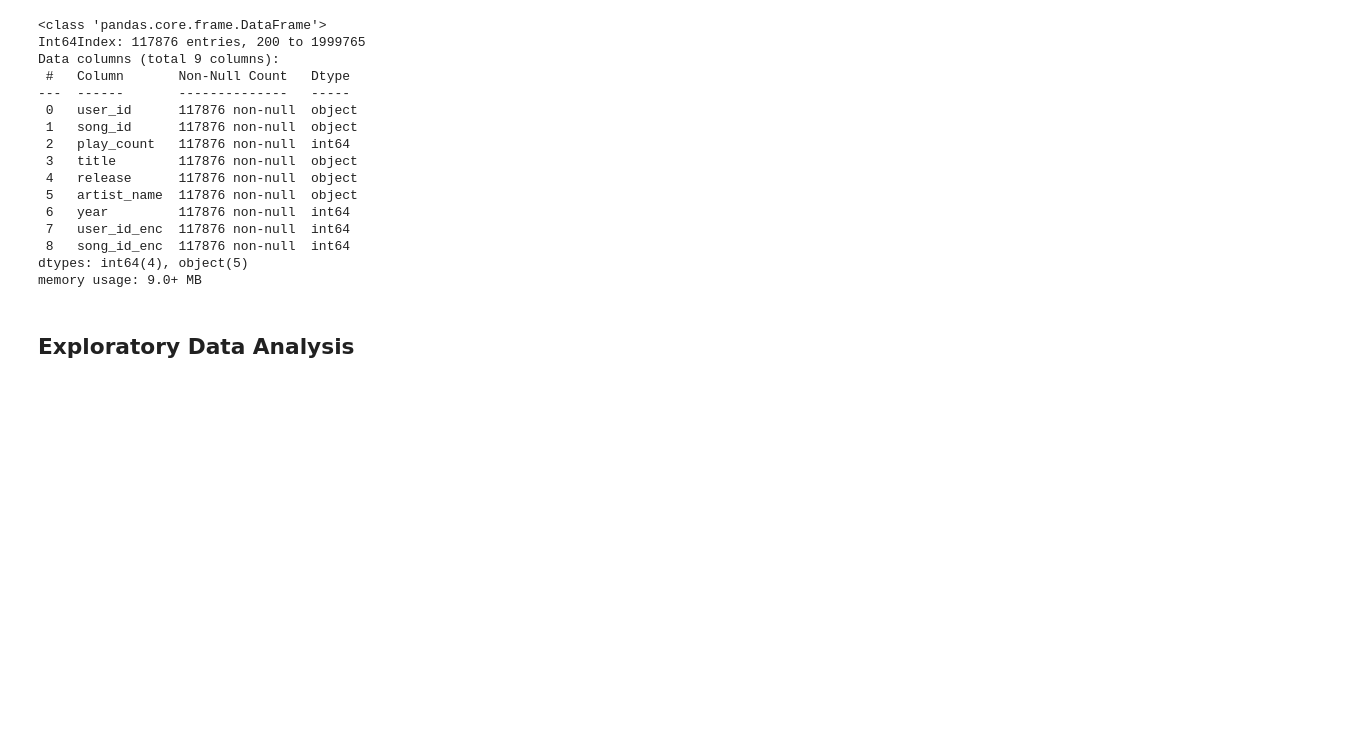
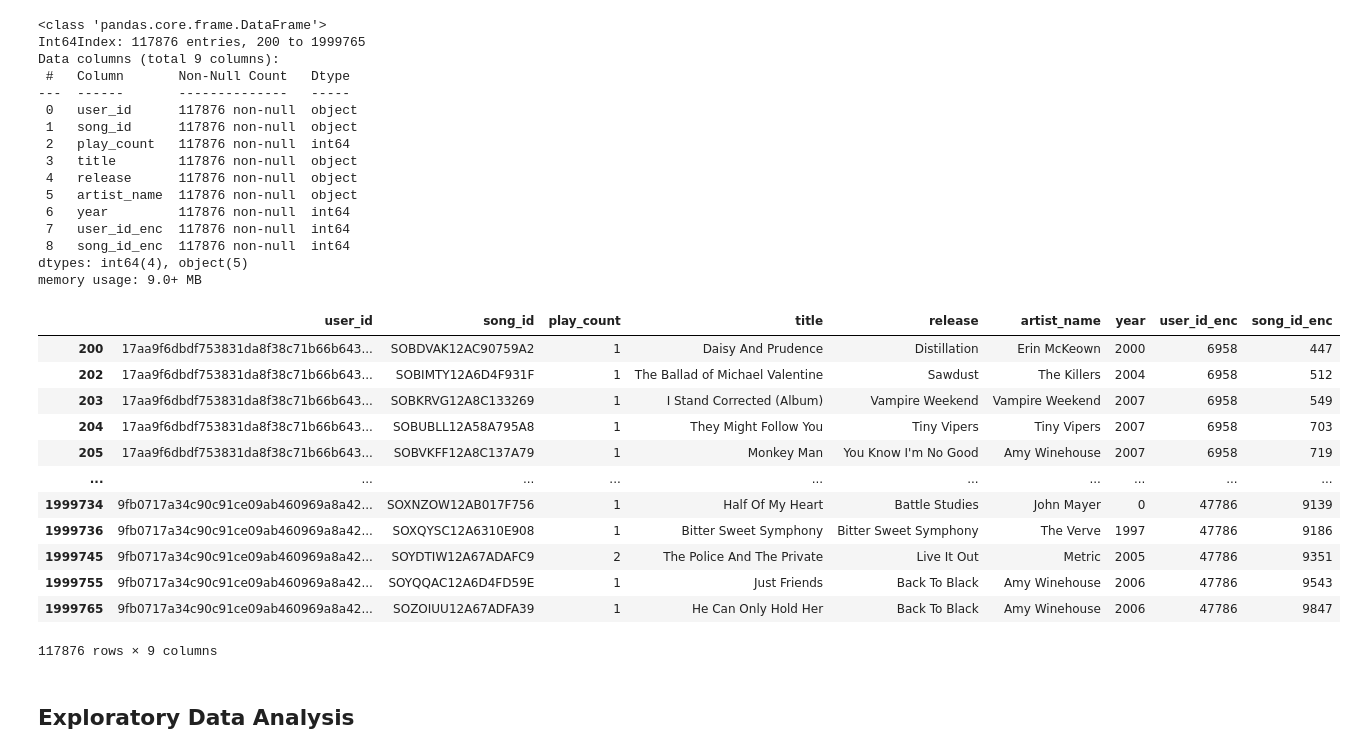
Before and after one commit to ravi0dubey/Music_Recommendation_System, a Jupyter notebook: Music_Recommendation_System_Full_Code.ipynb, the cells around one changed output. Drawn from its saved outputs; the diff is of its cells as text; code cells hidden in the pictures; blank space fills up the shorter version.

```diff
--- a/Music_Recommendation_System_Full_Code.ipynb
+++ b/Music_Recommendation_System_Full_Code.ipynb
@@ -290,33 +297,33 @@ In order to address this issue, it may be necessary to trim down your dataset to
 # Get the column containing the users
 users = df.user_id
 # Create a dictionary from users to their number of songs
-ratings_count = dict()
+user_play_count = dict()
 for user in users:
-    # If we already have the user, just add 1 to their rating count
-    if user in ratings_count:
-        ratings_count[user] += 1
-    # Otherwise, set their rating count to 1
+    # If we already have the user, just add 1 to their play count
+    if user in user_play_count:
+        user_play_count[user] += 1
+    # Otherwise, set their play count to 1
     else:
-        ratings_count[user] = 1
+        user_play_count[user] = 1
 # %%
 # We want our users to have listened at least 90 songs
-RATINGS_CUTOFF = 90
+PLAY_COUNT_CUTOFF = 90
 remove_users = []
-for user, num_ratings in ratings_count.items():
-    if num_ratings < RATINGS_CUTOFF:
+for user, num_counts in user_play_count.items():
+    if num_counts < PLAY_COUNT_CUTOFF:
         remove_users.append(user)
 df = df.loc[~df.user_id.isin(remove_users)]
 # %%
 # Get the column containing the songs
 songs = df.song_id
 # Create a dictionary from songs to their number of users
-ratings_count = dict()
+songs_play_count = dict()
 for song in songs:
     # If we already have the song, just add 1 to their rating count
-    if song in ratings_count:
-        ratings_count[song] += 1
+    if song in songs_play_count:
+        songs_play_count[song] += 1
     # Otherwise, set their rating count to 1
     else:
-        ratings_count[song] = 1
+        songs_play_count[song] = 1
 # %%
 # We want our song to be listened by atleast 120 users to be considred
@@ -350,6 +357,22 @@ Data columns (total 9 columns):
  8   song_id_enc  117876 non-null  int64
 dtypes: int64(4), object(5)
 memory usage: 9.0+ MB
+# %%
+df_final
+# %% [output]
+|  | user_id | song_id | play_count | title | release | artist_name | year | user_id_enc | song_id_enc |
+| 200 | 17aa9f6dbdf753831da8f38c71b66b643... | SOBDVAK12AC90759A2 | 1 | Daisy And Prudence | Distillation | Erin McKeown | 2000 | 6958 | 447 |
+| 202 | 17aa9f6dbdf753831da8f38c71b66b643... | SOBIMTY12A6D4F931F | 1 | The Ballad of Michael Valentine | Sawdust | The Killers | 2004 | 6958 | 512 |
+| 203 | 17aa9f6dbdf753831da8f38c71b66b643... | SOBKRVG12A8C133269 | 1 | I Stand Corrected (Album) | Vampire Weekend | Vampire Weekend | 2007 | 6958 | 549 |
+| 204 | 17aa9f6dbdf753831da8f38c71b66b643... | SOBUBLL12A58A795A8 | 1 | They Might Follow You | Tiny Vipers | Tiny Vipers | 2007 | 6958 | 703 |
+| 205 | 17aa9f6dbdf753831da8f38c71b66b643... | SOBVKFF12A8C137A79 | 1 | Monkey Man | You Know I'm No Good | Amy Winehouse | 2007 | 6958 | 719 |
+| ... | ... | ... | ... | ... | ... | ... | ... | ... | ... |
+| 1999734 | 9fb0717a34c90c91ce09ab460969a8a42... | SOXNZOW12AB017F756 | 1 | Half Of My Heart | Battle Studies | John Mayer | 0 | 47786 | 9139 |
+| 1999736 | 9fb0717a34c90c91ce09ab460969a8a42... | SOXQYSC12A6310E908 | 1 | Bitter Sweet Symphony | Bitter Sweet Symphony | The Verve | 1997 | 47786 | 9186 |
+| 1999745 | 9fb0717a34c90c91ce09ab460969a8a42... | SOYDTIW12A67ADAFC9 | 2 | The Police And The Private | Live It Out | Metric | 2005 | 47786 | 9351 |
+| 1999755 | 9fb0717a34c90c91ce09ab460969a8a42... | SOYQQAC12A6D4FD59E | 1 | Just Friends | Back To Black | Amy Winehouse | 2006 | 47786 | 9543 |
+| 1999765 | 9fb0717a34c90c91ce09ab460969a8a42... | SOZOIUU12A67ADFA39 | 1 | He Can Only Hold Her | Back To Black | Amy Winehouse | 2006 | 47786 | 9847 |
+117876 rows × 9 columns
 # %% [markdown]
 ## **Exploratory Data Analysis**
 # %% [markdown]
```
Also changed, not shown: parts of 103 cells of this notebook.
